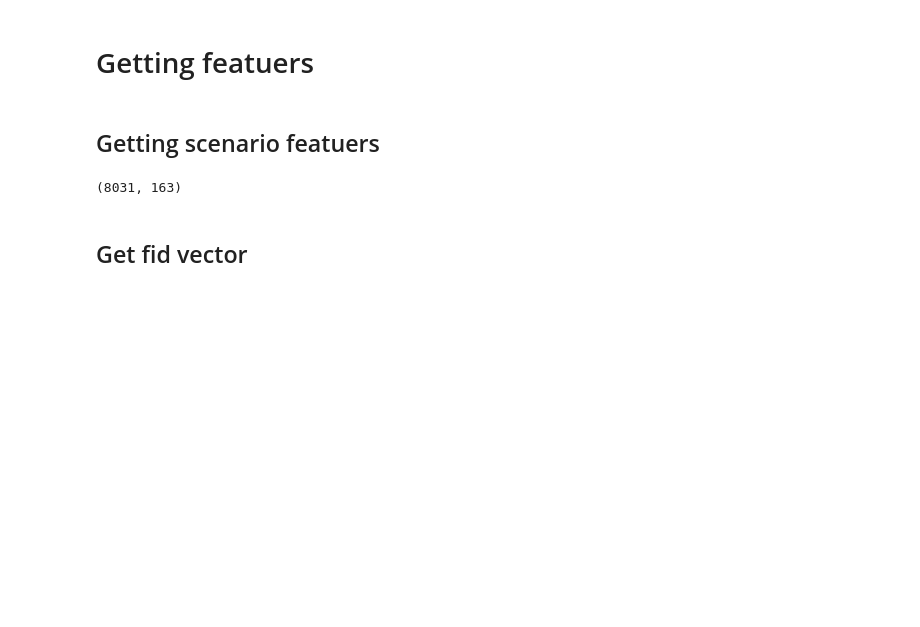
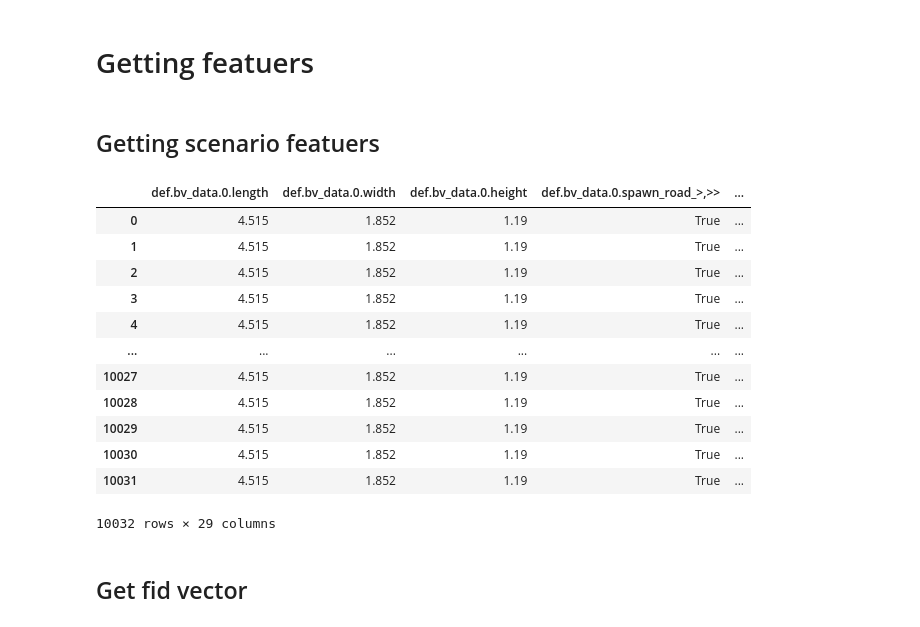
Before and after one commit to olek-osikowicz/metadrive, a Jupyter notebook: olek/analyze_rq4.ipynb, the cells around one changed output. Cells and saved outputs as stored; diff of their text form; code cells hidden in the pictures; blank space fills up the shorter version.

```diff
--- a/olek/analyze_rq4.ipynb
+++ b/olek/analyze_rq4.ipynb
@@ -155,7 +155,19 @@ S = map_feat.join(bv_feat).to_numpy()
-# %%
-S.shape
-# %% [output]
-(8031, 163)
+# %%
+bv_feat
+# %% [output]
+|  | def.bv_data.0.length | def.bv_data.0.width | def.bv_data.0.height | def.bv_data.0.spawn_road_>,>> | ... |
+| 0 | 4.515 | 1.852 | 1.19 | True | ... |
+| 1 | 4.515 | 1.852 | 1.19 | True | ... |
+| 2 | 4.515 | 1.852 | 1.19 | True | ... |
+| 3 | 4.515 | 1.852 | 1.19 | True | ... |
+| 4 | 4.515 | 1.852 | 1.19 | True | ... |
+| ... | ... | ... | ... | ... | ... |
+| 10027 | 4.515 | 1.852 | 1.19 | True | ... |
+| 10028 | 4.515 | 1.852 | 1.19 | True | ... |
+| 10029 | 4.515 | 1.852 | 1.19 | True | ... |
+| 10030 | 4.515 | 1.852 | 1.19 | True | ... |
+| 10031 | 4.515 | 1.852 | 1.19 | True | ... |
+10032 rows × 29 columns
 # %% [markdown]
 ## Get fid vector
 # %%
```
Also changed, not shown: parts of 22 cells of this notebook, 1 other file.
